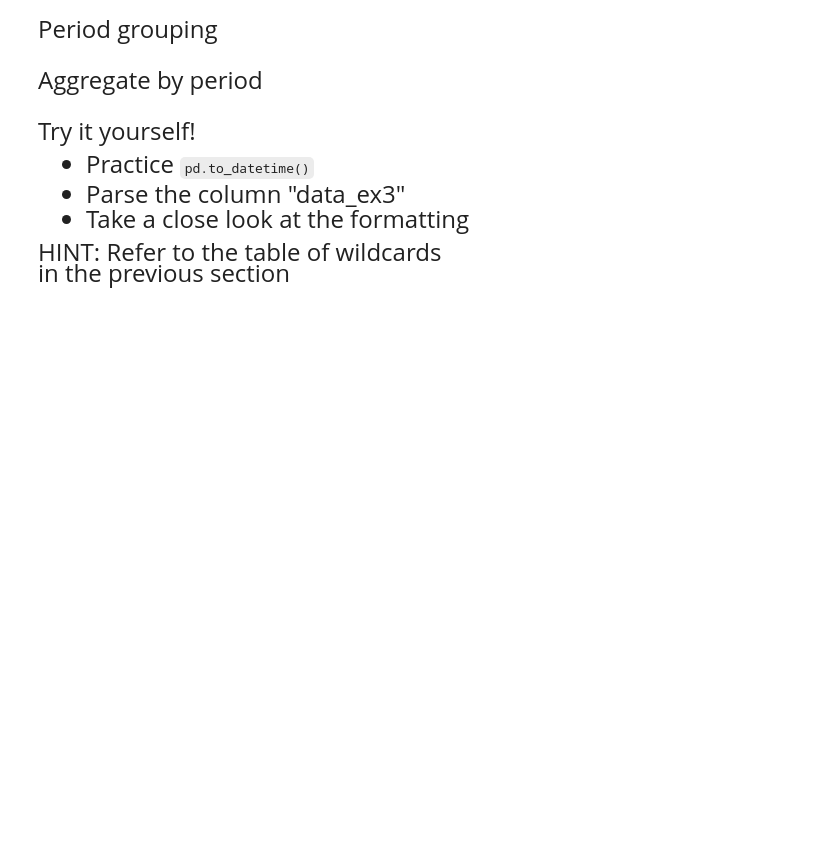
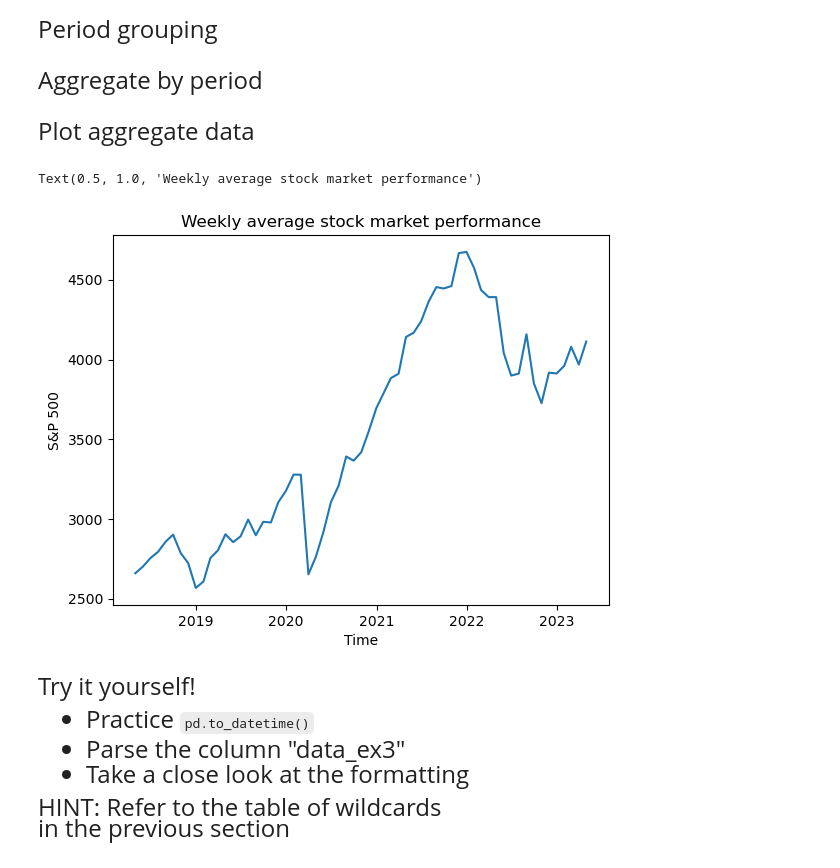
Before and after one commit to jonathanzhang-cs/emoryQTM151, a Jupyter notebook: Lecture 21/Lecture 21 copy.ipynb, the cells around one changed output. Saved outputs shown, nothing was run; the diff lists cells and outputs as text; code cells hidden in the pictures; blank space fills up the shorter version.

```diff
--- a/Lecture 21/Lecture 21 copy.ipynb
+++ b/Lecture 21/Lecture 21 copy.ipynb
@@ -167,0 +175,4 @@
+# %%
+# Write your own code
+financial["date_test"] = pd.to_datetime(financial["date_str"]).dt.strftime("%A, %B %d, %Y")
+financial["date_test"]
@@ -190,7 +214,7 @@ Period grouping
 # year (y), month (m), week (w), day(d)
 # There are also more advanced options! See documentation
 
-financial["week"] = financial["date"].dt.to_period(freq = "w")
+month_config = pd.Grouper(key='date', freq='m')
 # %% [markdown]
 <font size = "5">
 
@@ -198,11 +222,27 @@ Aggregate by period
 # %%
 # Group on the period column
 # We use a wrapper () to split the command into multiple lines
-# We could also use escape characters \ instead
+# The ".reset_index()" option ensures that the grouper is
+# converted to a column. This is important for plotting.
+# There's a lot of options to
 
-weeklydata = (financial
-              .groupby("date")
-              .agg( sp500_mean = ("sp500","mean")))
+monthlydata = (financial
+               .groupby(month_config)
+               .agg(sp500_mean = ("sp500","mean"))
+               .reset_index())
+# %% [markdown]
+<font size = "5">
+
+Plot aggregate data
+# %%
+plt.plot("date","sp500_mean",
+          data = monthlydata.sort_values("date",ascending = True))
+plt.xlabel("Time")
+plt.ylabel("S&P 500")
+plt.title("Weekly average stock market performance")
+# %% [output]
+Text(0.5, 1.0, 'Weekly average stock market performance')
+[figure, added]
 # %% [markdown]
 <font size = "5">
 
```
Also changed, not shown: parts of 8 cells of this notebook.
